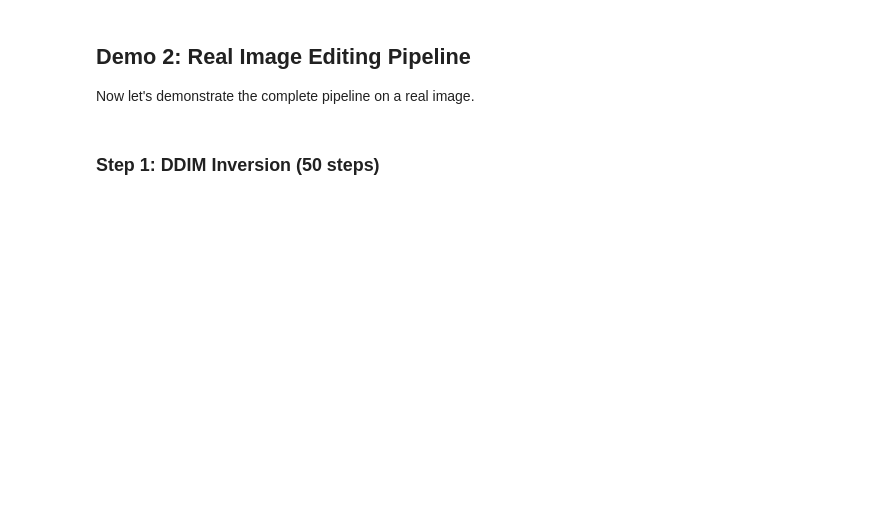
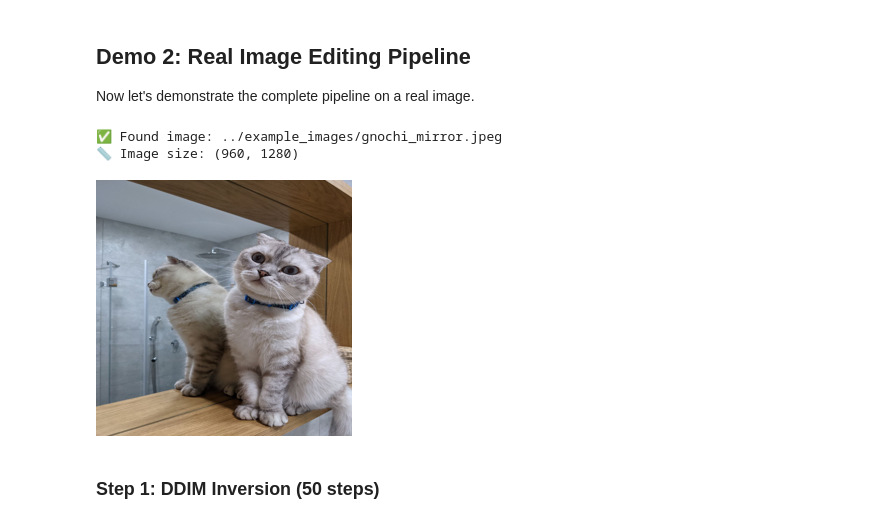
Before and after one commit to yonggang-Xie/p2p_edition, a Jupyter notebook: notebooks/enhanced_real_image_editing_demo.ipynb, the cells around one changed output. Saved outputs shown, nothing was run; the diff lists cells and outputs as text; code cells hidden in the pictures; blank space fills up the shorter version.

```diff
--- a/notebooks/enhanced_real_image_editing_demo.ipynb
+++ b/notebooks/enhanced_real_image_editing_demo.ipynb
@@ -123,19 +174,24 @@ Now let's demonstrate the complete pipeline on a real image.
 # %%
 # For this demo, we'll use one of the example images from the original repository
 # You can replace this with your own image path
 IMAGE_PATH = "../example_images/gnochi_mirror.jpeg"  # Adjust path as needed
 SOURCE_PROMPT = "a cat sitting next to a mirror"
 
 # Check if image exists
 if os.path.exists(IMAGE_PATH):
     print(f"✅ Found image: {IMAGE_PATH}")
     # Display original image
     original_img = Image.open(IMAGE_PATH)
+    original_img = original_img.resize((256, 256))
     print(f"📏 Image size: {original_img.size}")
     display(original_img.resize((256, 256)))
 else:
     print(f"❌ Image not found: {IMAGE_PATH}")
     print("Please update IMAGE_PATH to point to a valid image file")
+# %% [output]
+✅ Found image: ../example_images/gnochi_mirror.jpeg
+📏 Image size: (960, 1280)
+[figure, added]
 # %% [markdown]
 ### Step 1: DDIM Inversion (50 steps)
 # %%
```
Also changed, not shown: parts of 8 cells of this notebook, 6 other files.
